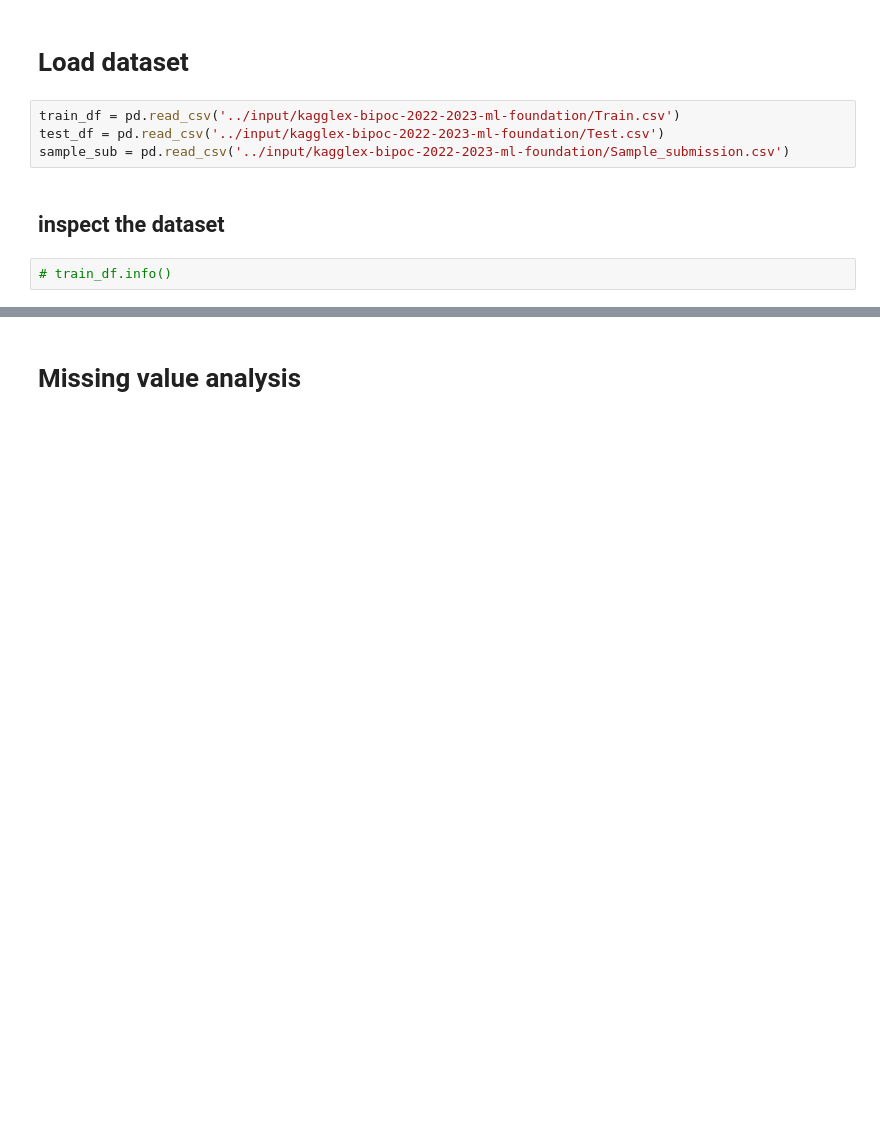
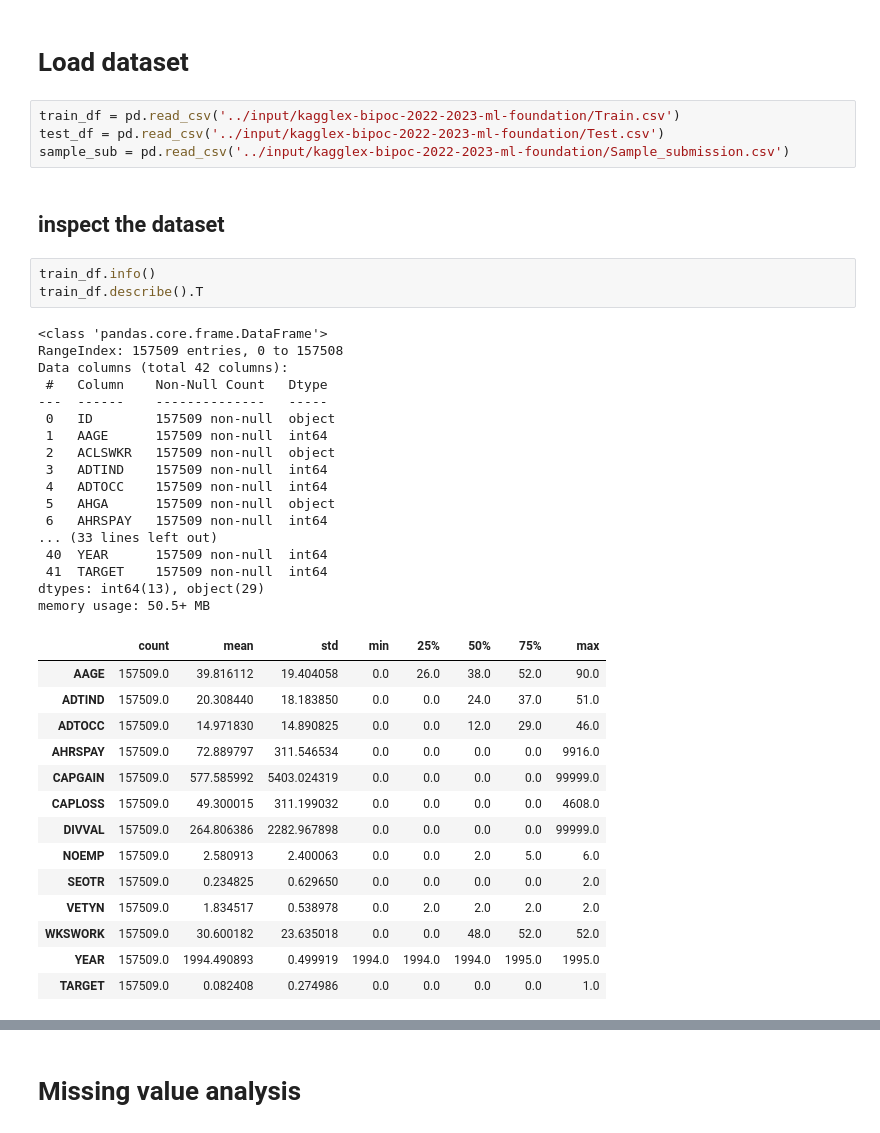
Before and after one commit to misiriya/kaggle-practice, a Jupyter notebook: kagglex-presentation.ipynb, the cells around one changed output, grey strips where cells are left out. Saved outputs shown, nothing was run; the diff lists cells and outputs as text; blank space fills up the shorter version.

```diff
--- a/kagglex-presentation.ipynb
+++ b/kagglex-presentation.ipynb
@@ -27,5 +35,38 @@ test_df = pd.read_csv('../input/kagglex-bipoc-2022-2023-ml-foundation/Test.csv')
 sample_sub = pd.read_csv('../input/kagglex-bipoc-2022-2023-ml-foundation/Sample_submission.csv')
 # %% [markdown]
 ## inspect the dataset
-# %%
-# train_df.info()
+# %%
+train_df.info()
+train_df.describe().T
+# %% [output]
+<class 'pandas.core.frame.DataFrame'>
+RangeIndex: 157509 entries, 0 to 157508
+Data columns (total 42 columns):
+ #   Column    Non-Null Count   Dtype
+---  ------    --------------   -----
+ 0   ID        157509 non-null  object
+ 1   AAGE      157509 non-null  int64
+ 2   ACLSWKR   157509 non-null  object
+ 3   ADTIND    157509 non-null  int64
+ 4   ADTOCC    157509 non-null  int64
+ 5   AHGA      157509 non-null  object
+ 6   AHRSPAY   157509 non-null  int64
+... (33 lines left out)
+ 40  YEAR      157509 non-null  int64
+ 41  TARGET    157509 non-null  int64
+dtypes: int64(13), object(29)
+memory usage: 50.5+ MB
+|  | count | mean | std | min | 25% | 50% | 75% | max |
+| AAGE | 157509.0 | 39.816112 | 19.404058 | 0.0 | 26.0 | 38.0 | 52.0 | 90.0 |
+| ADTIND | 157509.0 | 20.308440 | 18.183850 | 0.0 | 0.0 | 24.0 | 37.0 | 51.0 |
+| ADTOCC | 157509.0 | 14.971830 | 14.890825 | 0.0 | 0.0 | 12.0 | 29.0 | 46.0 |
+| AHRSPAY | 157509.0 | 72.889797 | 311.546534 | 0.0 | 0.0 | 0.0 | 0.0 | 9916.0 |
+| CAPGAIN | 157509.0 | 577.585992 | 5403.024319 | 0.0 | 0.0 | 0.0 | 0.0 | 99999.0 |
+| CAPLOSS | 157509.0 | 49.300015 | 311.199032 | 0.0 | 0.0 | 0.0 | 0.0 | 4608.0 |
+| DIVVAL | 157509.0 | 264.806386 | 2282.967898 | 0.0 | 0.0 | 0.0 | 0.0 | 99999.0 |
+| NOEMP | 157509.0 | 2.580913 | 2.400063 | 0.0 | 0.0 | 2.0 | 5.0 | 6.0 |
+| SEOTR | 157509.0 | 0.234825 | 0.629650 | 0.0 | 0.0 | 0.0 | 0.0 | 2.0 |
+| VETYN | 157509.0 | 1.834517 | 0.538978 | 0.0 | 2.0 | 2.0 | 2.0 | 2.0 |
+| WKSWORK | 157509.0 | 30.600182 | 23.635018 | 0.0 | 0.0 | 48.0 | 52.0 | 52.0 |
+| YEAR | 157509.0 | 1994.490893 | 0.499919 | 1994.0 | 1994.0 | 1994.0 | 1995.0 | 1995.0 |
+| TARGET | 157509.0 | 0.082408 | 0.274986 | 0.0 | 0.0 | 0.0 | 0.0 | 1.0 |
```
Also changed, not shown: parts of 25 cells of this notebook.
